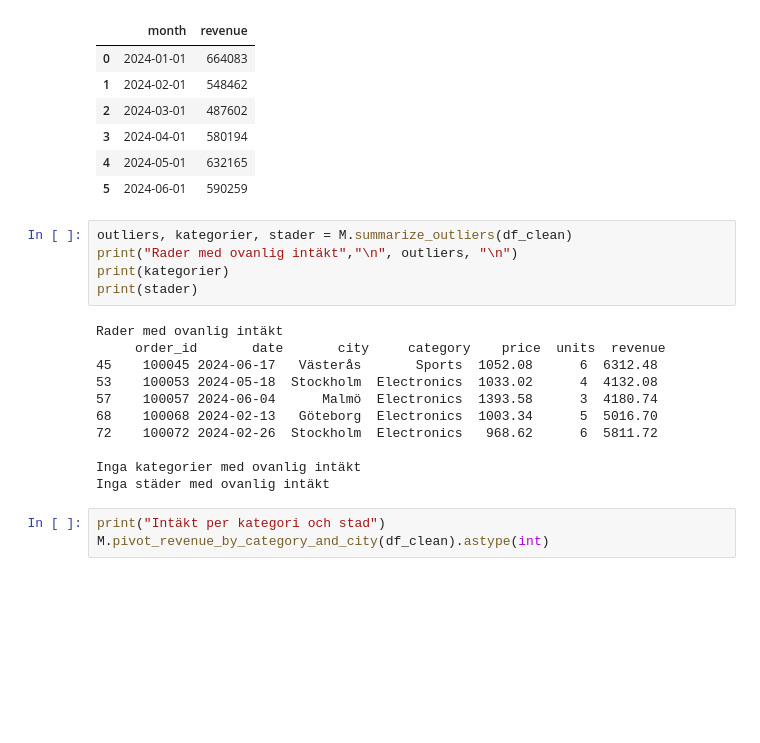
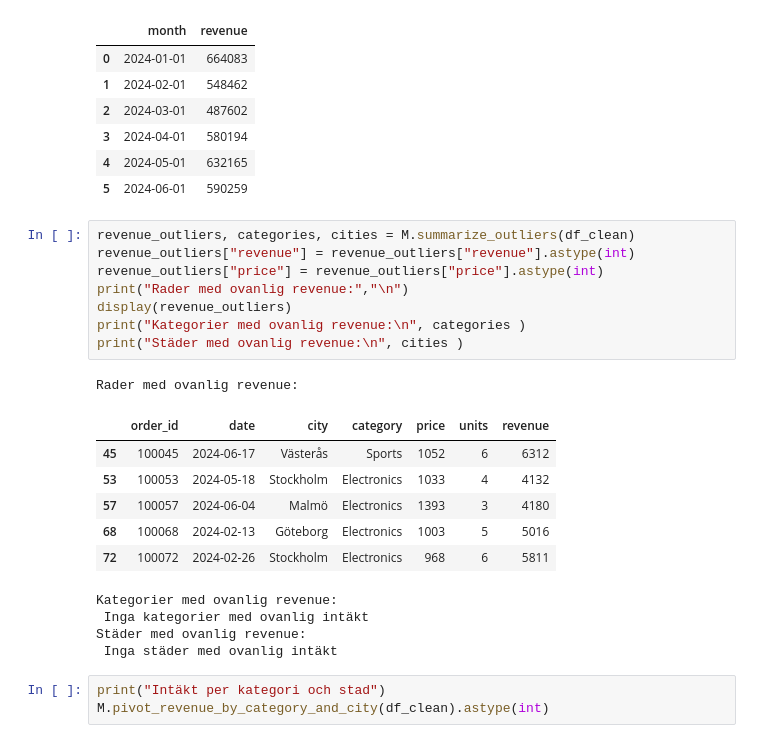
Before and after one commit to elinwahlgren/Gruppuppgift, a Jupyter notebook: report.ipynb, the cells around one changed output. Cells and saved outputs as stored; diff of their text form; blank space fills up the shorter version.

Commit message:
changing the report for printing outliers

```diff
--- a/report.ipynb
+++ b/report.ipynb
@@ -102,21 +102,25 @@ Total intäkt per månad
 | 4 | 2024-05-01 | 632165 |
 | 5 | 2024-06-01 | 590259 |
 # %%
-outliers, kategorier, stader = M.summarize_outliers(df_clean)
-print("Rader med ovanlig intäkt","\n", outliers, "\n")
-print(kategorier)
-print(stader)
+revenue_outliers, categories, cities = M.summarize_outliers(df_clean)
+revenue_outliers["revenue"] = revenue_outliers["revenue"].astype(int)
+revenue_outliers["price"] = revenue_outliers["price"].astype(int)
+print("Rader med ovanlig revenue:","\n")
+display(revenue_outliers)
+print("Kategorier med ovanlig revenue:\n", categories )
+print("Städer med ovanlig revenue:\n", cities )
 # %% [output]
-Rader med ovanlig intäkt
-     order_id       date       city     category    price  units  revenue
-45    100045 2024-06-17   Västerås       Sports  1052.08      6  6312.48
-53    100053 2024-05-18  Stockholm  Electronics  1033.02      4  4132.08
-57    100057 2024-06-04      Malmö  Electronics  1393.58      3  4180.74
-68    100068 2024-02-13   Göteborg  Electronics  1003.34      5  5016.70
-72    100072 2024-02-26  Stockholm  Electronics   968.62      6  5811.72
-
-Inga kategorier med ovanlig intäkt
-Inga städer med ovanlig intäkt
+Rader med ovanlig revenue:
+|  | order_id | date | city | category | price | units | revenue |
+| 45 | 100045 | 2024-06-17 | Västerås | Sports | 1052 | 6 | 6312 |
+| 53 | 100053 | 2024-05-18 | Stockholm | Electronics | 1033 | 4 | 4132 |
+| 57 | 100057 | 2024-06-04 | Malmö | Electronics | 1393 | 3 | 4180 |
+| 68 | 100068 | 2024-02-13 | Göteborg | Electronics | 1003 | 5 | 5016 |
+| 72 | 100072 | 2024-02-26 | Stockholm | Electronics | 968 | 6 | 5811 |
+Kategorier med ovanlig revenue:
+ Inga kategorier med ovanlig intäkt
+Städer med ovanlig revenue:
+ Inga städer med ovanlig intäkt
 # %%
 print("Intäkt per kategori och stad")
 M.pivot_revenue_by_category_and_city(df_clean).astype(int)
```
Also changed, not shown: parts of 2 cells of this notebook.
